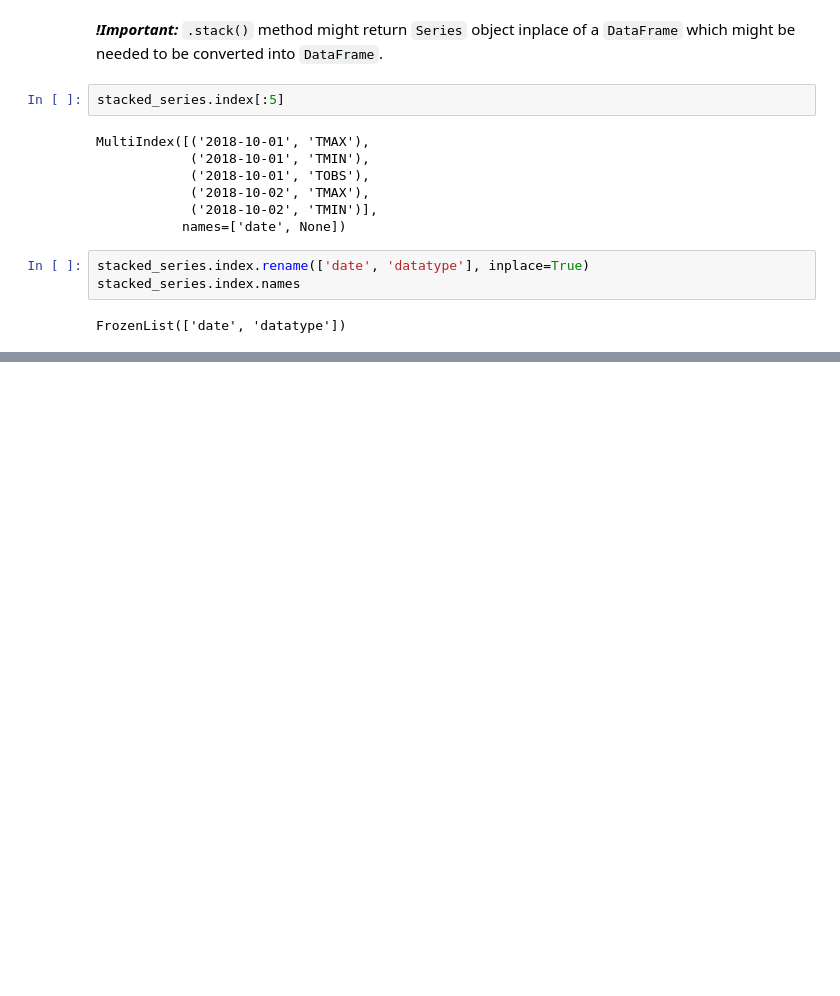
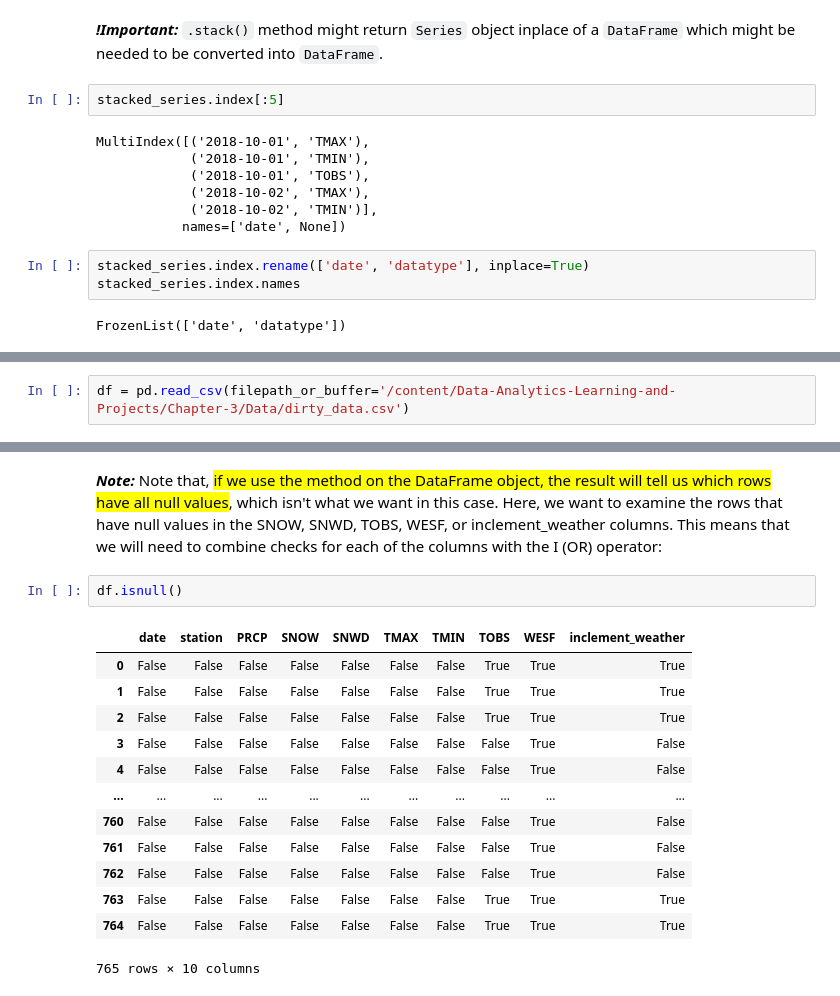
Before and after one commit to OfTheByteQuest/Data-Analytics-Learning-and-Projects, a Jupyter notebook: Chapter-3/Chapter-3.ipynb, the cells around one changed output, grey strips where cells are left out. Cells and saved outputs as stored; diff of their text form; blank space fills up the shorter version.

```diff
--- a/Chapter-3/Chapter-3.ipynb
+++ b/Chapter-3/Chapter-3.ipynb
@@ -1629,0 +1634,2 @@ FrozenList(['date', 'datatype'])
+# %%
+df = pd.read_csv(filepath_or_buffer='/content/Data-Analytics-Learning-and-Projects/Chapter-3/Data/dirty_data.csv')
@@ -1629,0 +1692,18 @@ FrozenList(['date', 'datatype'])
+# %% [markdown]
+***Note:*** Note that, <mark>if we use the method on the DataFrame object, the result will tell us which rows have all null values</mark>, which isn't what we want in this case. Here, we want to examine the rows that have null values in the SNOW, SNWD, TOBS, WESF, or inclement_weather columns. This means that we will need to combine checks for each of the columns with the I (OR) operator:
+# %%
+df.isnull()
+# %% [output]
+|  | date | station | PRCP | SNOW | SNWD | TMAX | TMIN | TOBS | WESF | inclement_weather |
+| 0 | False | False | False | False | False | False | False | True | True | True |
+| 1 | False | False | False | False | False | False | False | True | True | True |
+| 2 | False | False | False | False | False | False | False | True | True | True |
+| 3 | False | False | False | False | False | False | False | False | True | False |
+| 4 | False | False | False | False | False | False | False | False | True | False |
+| ... | ... | ... | ... | ... | ... | ... | ... | ... | ... | ... |
+| 760 | False | False | False | False | False | False | False | False | True | False |
+| 761 | False | False | False | False | False | False | False | False | True | False |
+| 762 | False | False | False | False | False | False | False | False | True | False |
+| 763 | False | False | False | False | False | False | False | True | True | True |
+| 764 | False | False | False | False | False | False | False | True | True | True |
+765 rows × 10 columns
```
Also changed, not shown: parts of 36 cells of this notebook.
